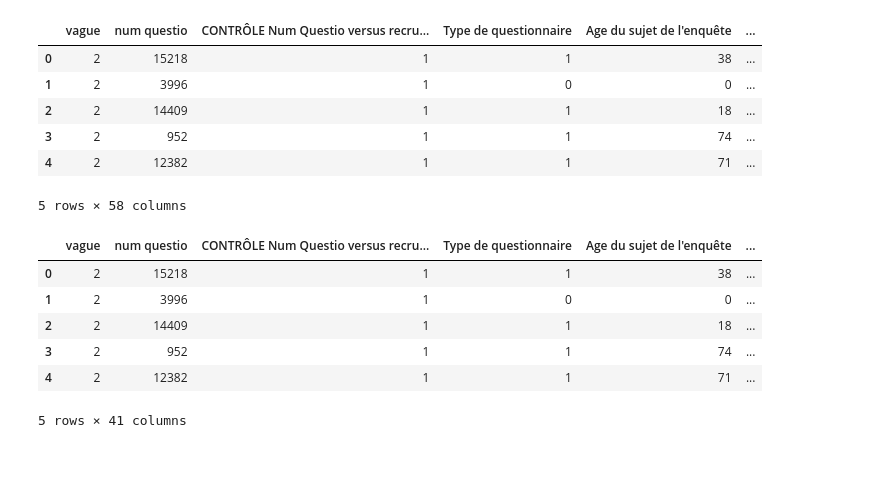
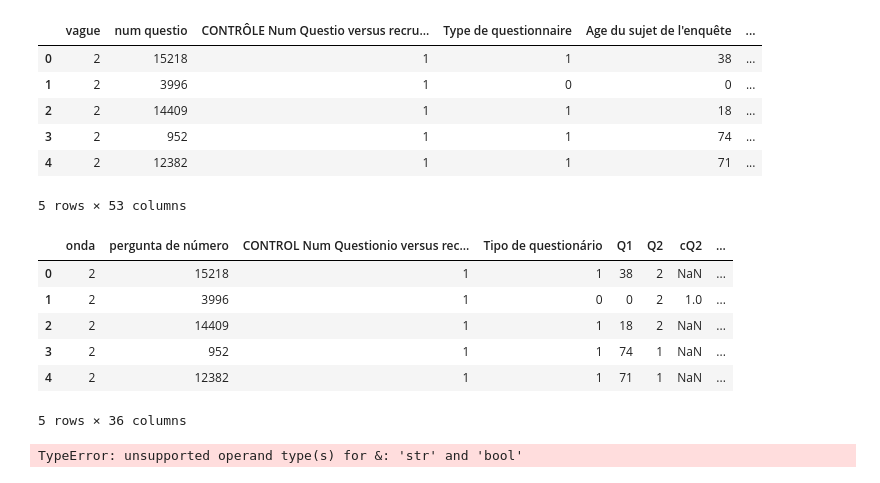
Before and after one commit to intcarlosmiguel/pesquisa_mestrado, a Jupyter notebook: main.ipynb, the cells around one changed output. Saved outputs shown, nothing was run; the diff lists cells and outputs as text; code cells hidden in the pictures.

```diff
--- a/main.ipynb
+++ b/main.ipynb
@@ -6,4 +6,4 @@ import pandas as pd
 import json
 from cleaning import *
 # %%
-data = pd.read_excel('RawData_ComesF.xlsx',"Planilha2",index_col=False)
+data = pd.read_excel('./input/RawData_ComesF.xlsx',"Planilha2",index_col=False)
@@ -10,5 +13,6 @@ data = pd.read_excel('RawData_ComesF.xlsx',"Planilha2",index_col=False)
 # %%
-data = data.rename(columns={'enfant gardé chez assist. Mat.\nassistante maternelle ?': 'enfant gardé chez assist. Mat.\ nassistante maternelle ?'})
+data = data.rename(columns={'enfant gardé chez assist. Mat.\nassistante maternelle ?': 'enfant gardé chez assist. Mat. assistante maternelle ?'})
+data = data.rename(columns={'enfant  gardé maison/en famille ?': 'enfant  gardé maison en famille ?'})
 # %%
 data.head()
 # %% [output]
@@ -18,23 +22,28 @@ data.head()
 | 2 | 2 | 14409 | 1 | 1 | 18 | ... |
 | 3 | 2 | 952 | 1 | 1 | 74 | ... |
 | 4 | 2 | 12382 | 1 | 1 | 71 | ... |
-5 rows × 58 columns
+5 rows × 53 columns
 # %%
 df = change_age(data)
 df = change_mode(df)
 df = change_traches(df)
+df = change_column(df)
 df.head()
 # %% [output]
-|  | vague | num questio | CONTRÔLE Num Questio versus recru... | Type de questionnaire | Age du sujet de l'enquête | ... |
-| 0 | 2 | 15218 | 1 | 1 | 38 | ... |
-| 1 | 2 | 3996 | 1 | 0 | 0 | ... |
-| 2 | 2 | 14409 | 1 | 1 | 18 | ... |
-| 3 | 2 | 952 | 1 | 1 | 74 | ... |
-| 4 | 2 | 12382 | 1 | 1 | 71 | ... |
+|  | onda | pergunta de número | CONTROL Num Questionio versus rec... | Tipo de questionário | Q1 | Q2 | cQ2 | ... |
+| 0 | 2 | 15218 | 1 | 1 | 38 | 2 | NaN | ... |
+| 1 | 2 | 3996 | 1 | 0 | 0 | 2 | 1.0 | ... |
+| 2 | 2 | 14409 | 1 | 1 | 18 | 2 | NaN | ... |
+| 3 | 2 | 952 | 1 | 1 | 74 | 1 | NaN | ... |
+| 4 | 2 | 12382 | 1 | 1 | 71 | 1 | NaN | ... |
-5 rows × 41 columns
+5 rows × 36 columns
 # %%
-criancas = df[df["Type de questionnaire"] == 0].reset_index()
-adultos = df[df["Type de questionnaire"] == 1].reset_index()
+criancas = df[df["Tipo de questionário"] == 0].reset_index()
+adultos = df[df["Tipo de questionário"] == 1].reset_index()
+adultos = remove_adultos(adultos,0)
+criancas = remove_adultos(criancas,1)
+# %% [output]
+TypeError: unsupported operand type(s) for &: 'str' and 'bool'
 # %%
 adultos.head()
 # %% [output]
```
Also changed, not shown: parts of 19 cells of this notebook, 12 other files.
